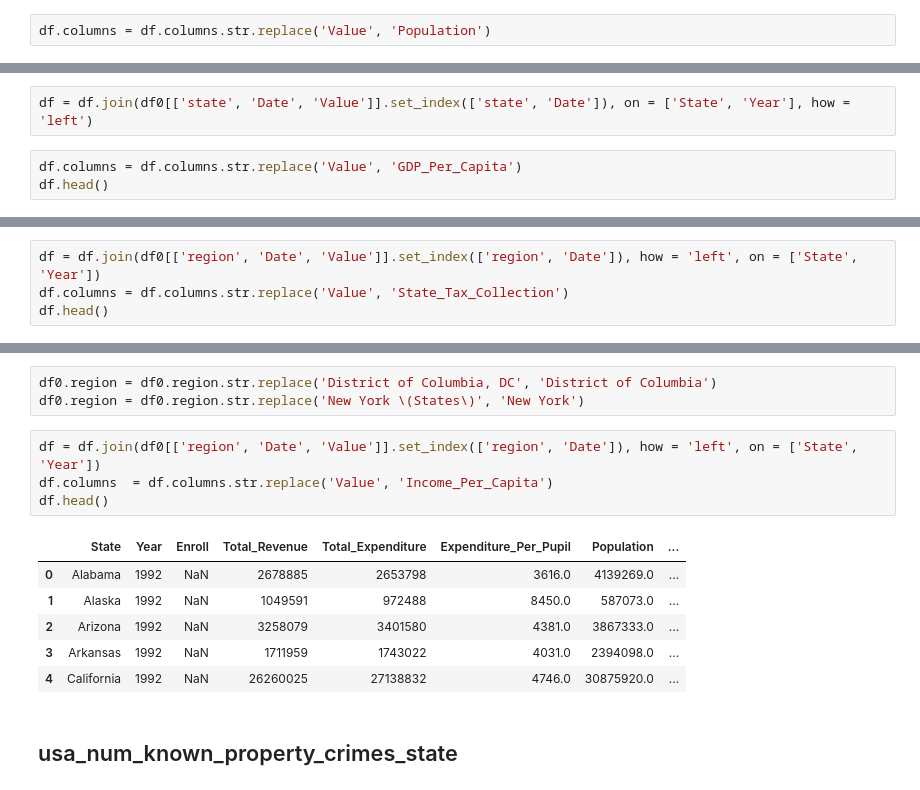
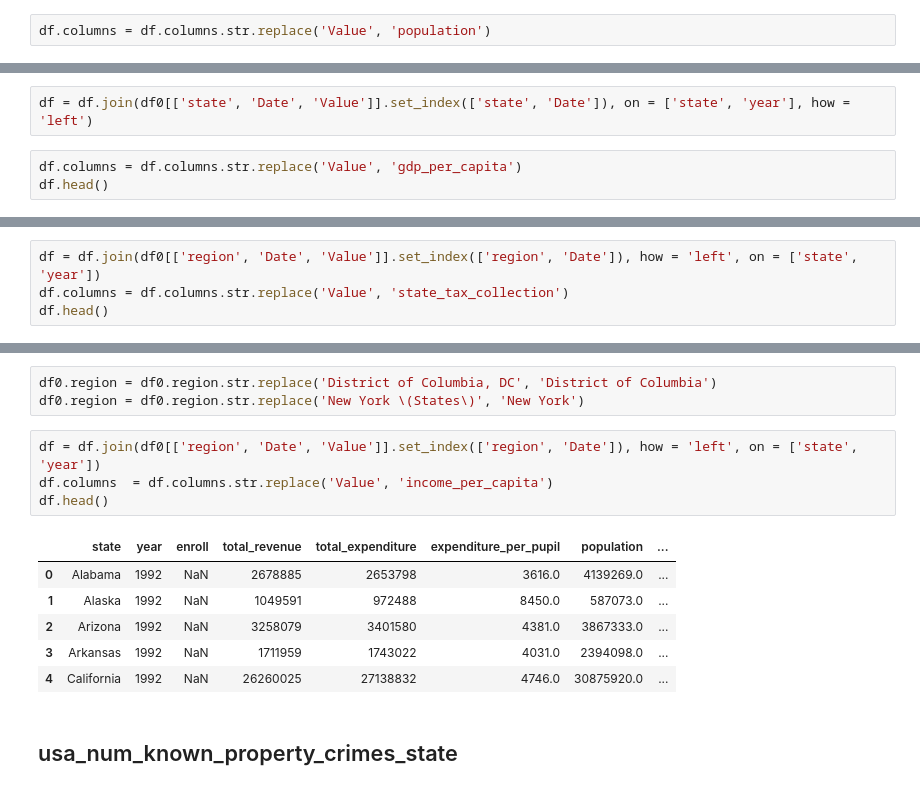
Before and after one commit to SuperYuLu/USEduFinanceML, a Jupyter notebook: Data_Combine.ipynb, the cells around one changed output, grey strips where cells are left out. Cells and saved outputs as stored; diff of their text form.

```diff
--- a/Data_Combine.ipynb
+++ b/Data_Combine.ipynb
@@ -301,5 +301,5 @@ df = df.join(df0.set_index(['region', 'Date']), how= 'left',on = ['State', 'Year
 # %%
-df.columns = df.columns.str.replace('Value', 'Population')
+df.columns = df.columns.str.replace('Value', 'population')
 # %%
 df.head()
 # %% [output]
@@ -343,8 +343,8 @@ df0.head()
 | 3 | NAICS | Connecticut | Per capita real GDP by state | All industry total | chained 2009 dollars | 2000 | 61355 |
 | 4 | NAICS | Connecticut | Per capita real GDP by state | All industry total | chained 2009 dollars | 2001 | 61872 |
 # %%
-df = df.join(df0[['state', 'Date', 'Value']].set_index(['state', 'Date']), on = ['State', 'Year'], how = 'left')
+df = df.join(df0[['state', 'Date', 'Value']].set_index(['state', 'Date']), on = ['state', 'year'], how = 'left')
 # %%
-df.columns = df.columns.str.replace('Value', 'GDP_Per_Capita')
+df.columns = df.columns.str.replace('Value', 'gdp_per_capita')
 df.head()
 # %% [output]
@@ -410,7 +410,7 @@ df0.region = df0.region.str.replace('New York \(States\)', 'New York')
 # %%
 df0.Value = df0.Value * 1000
 # %%
-df = df.join(df0[['region', 'Date', 'Value']].set_index(['region', 'Date']), how = 'left', on = ['State', 'Year'])
-df.columns = df.columns.str.replace('Value', 'State_Tax_Collection')
+df = df.join(df0[['region', 'Date', 'Value']].set_index(['region', 'Date']), how = 'left', on = ['state', 'year'])
+df.columns = df.columns.str.replace('Value', 'state_tax_collection')
 df.head()
 # %% [output]
@@ -437,11 +437,11 @@ df0.head()
 df0.region = df0.region.str.replace('District of Columbia, DC', 'District of Columbia')
 df0.region = df0.region.str.replace('New York \(States\)', 'New York')
 # %%
-df = df.join(df0[['region', 'Date', 'Value']].set_index(['region', 'Date']), how = 'left', on = ['State', 'Year'])
-df.columns  = df.columns.str.replace('Value', 'Income_Per_Capita')
+df = df.join(df0[['region', 'Date', 'Value']].set_index(['region', 'Date']), how = 'left', on = ['state', 'year'])
+df.columns  = df.columns.str.replace('Value', 'income_per_capita')
 df.head()
 # %% [output]
-|  | State | Year | Enroll | Total_Revenue | Total_Expenditure | Expenditure_Per_Pupil | Population | ... |
+|  | state | year | enroll | total_revenue | total_expenditure | expenditure_per_pupil | population | ... |
 | 0 | Alabama | 1992 | NaN | 2678885 | 2653798 | 3616.0 | 4139269.0 | ... |
 | 1 | Alaska | 1992 | NaN | 1049591 | 972488 | 8450.0 | 587073.0 | ... |
 | 2 | Arizona | 1992 | NaN | 3258079 | 3401580 | 4381.0 | 3867333.0 | ... |
```
Also changed, not shown: parts of 21 cells of this notebook, 6 other files.
